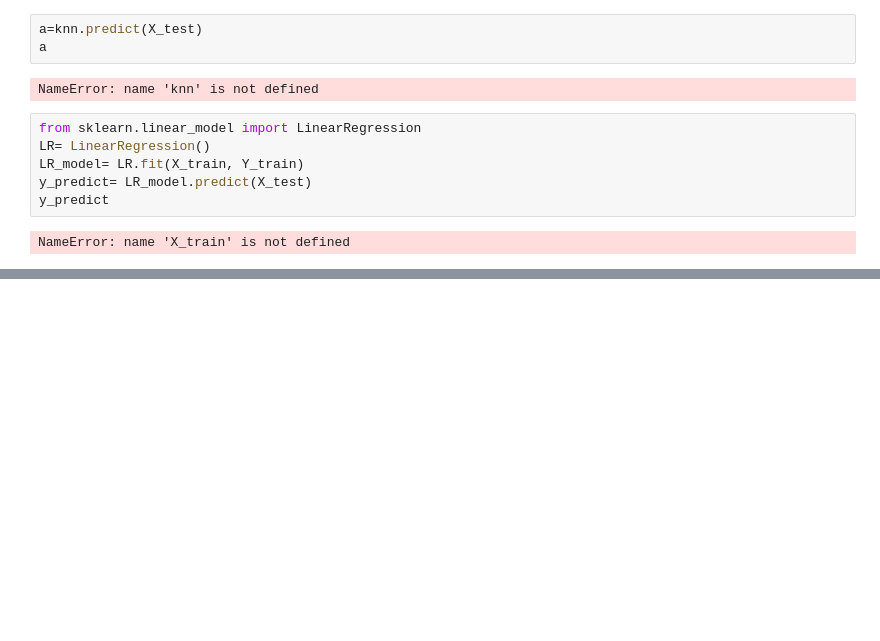
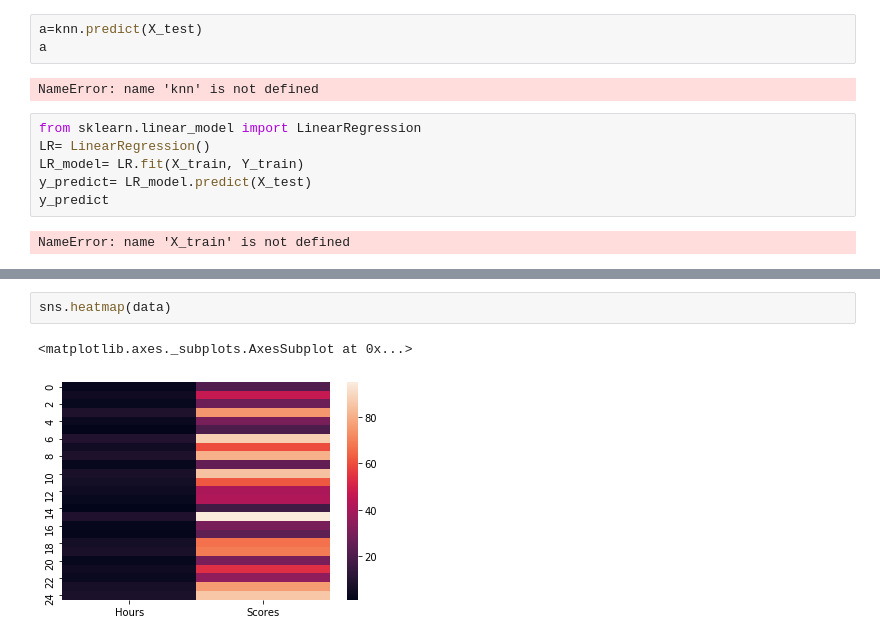
Before and after one commit to rinkunoah/MLpractice, a Jupyter notebook: shreya.ipynb, the cells around one changed output, grey strips where cells are left out. Saved outputs shown, nothing was run; the diff lists cells and outputs as text; blank space fills up the shorter version.

```diff
--- a/shreya.ipynb
+++ b/shreya.ipynb
@@ -91,0 +202,5 @@ NameError: name 'X_train' is not defined
+# %%
+sns.heatmap(data)
+# %% [output]
+<matplotlib.axes._subplots.AxesSubplot at 0x...>
+[figure, added]
```
Also changed, not shown: parts of 67 cells of this notebook, 15 other files.
